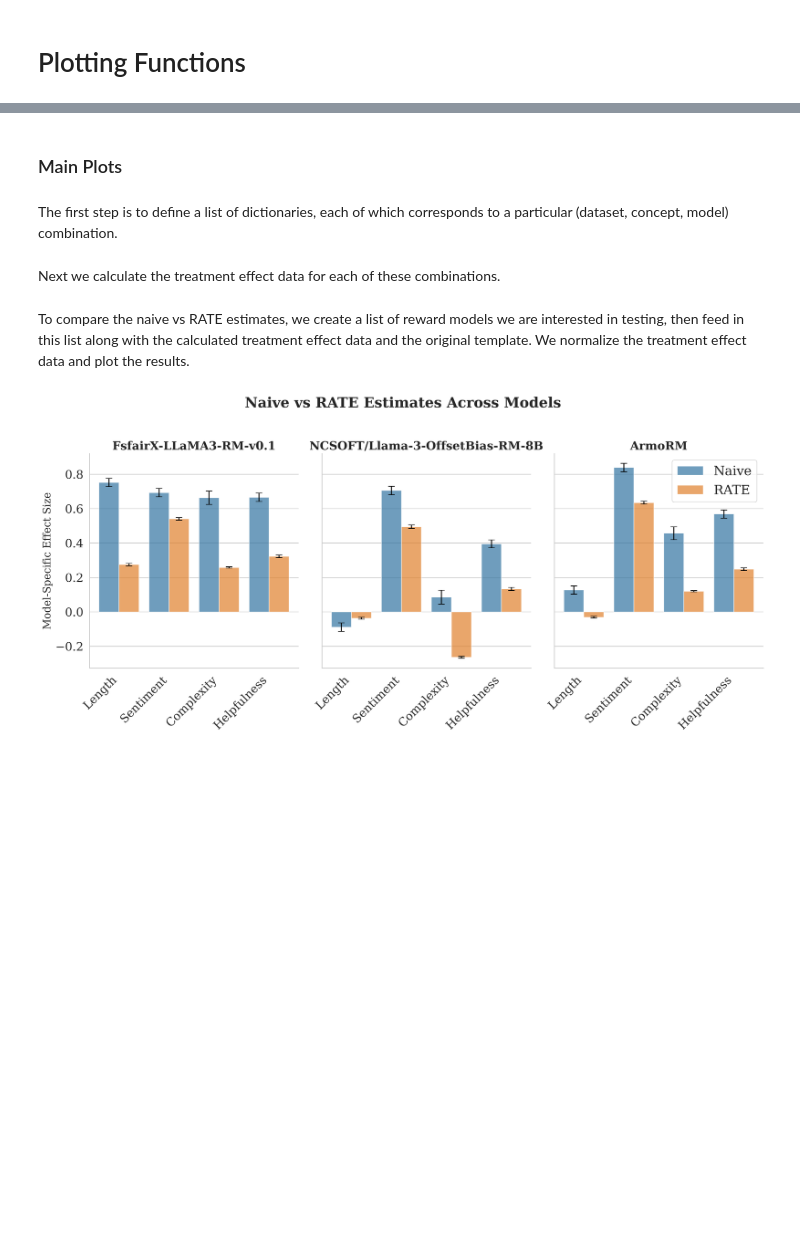
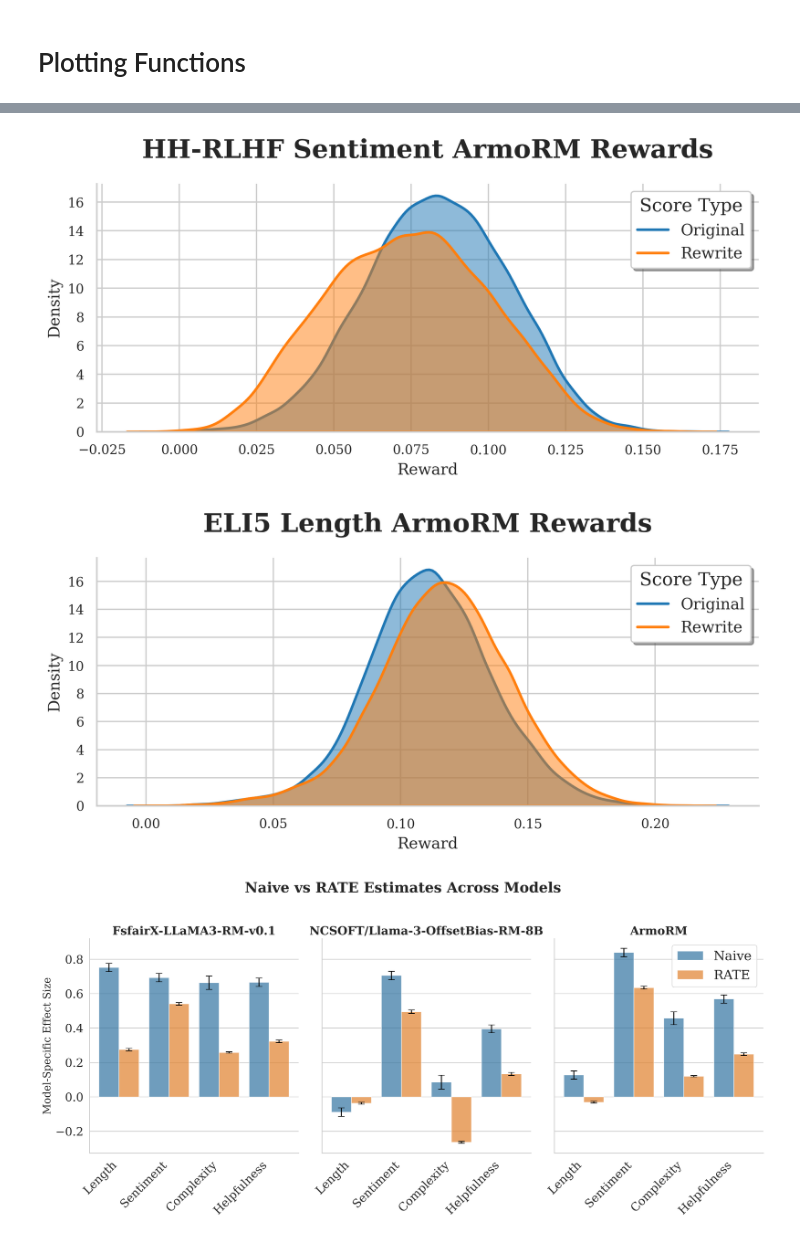
Before and after one commit to toddnief/RATE, a Jupyter notebook: experiments/results.ipynb, the cells around one changed output, grey strips where cells are left out. Saved outputs shown, nothing was run; the diff lists cells and outputs as text; code cells hidden in the pictures; blank space fills up the shorter version.

```diff
--- a/experiments/results.ipynb
+++ b/experiments/results.ipynb
@@ -209,4 +15,0 @@ plt.show()
-# %% [markdown]
-### Main Plots
-# %% [markdown]
-The first step is to define a list of dictionaries, each of which corresponds to a particular (dataset, concept, model) combination.
@@ -323,2 +16,21 @@ experiment_templates = [
-# %% [markdown]
-Next we calculate the treatment effect data for each of these combinations.
+# %%
+hh_rlhf_template = {
+        "dataset_name": "HH-RLHF",
+        "concept": "Sentiment",
+        "score": "ArmoRM",
+        "reward_key": "RLHFlow/ArmoRM-Llama3-8B-v0.1",
+        "dataset_filename": "hh_rlhf_sentiment_scored_complete.jsonl"
+    }
+eli5_template = {
+        "dataset_name": "ELI5",
+        "concept": "Length",
+        "score": "ArmoRM",
+        "reward_key": "ArmoRM",
+        "dataset_filename": "eli5_length_complete_scored_20240919_170111.jsonl"
+    }
+
+plot_scores(hh_rlhf_template, SCORED_DIR)
+plot_scores(eli5_template, SCORED_DIR)
+# %% [output]
+[figure, added]
+[figure, added]
@@ -331,8 +48,6 @@ for effects_template in experiment_templates:
     dataset = load_dataset_from_json(SCORED_DIR / "complete" / dataset_filename)
     effects = calculate_treatment_effects(dataset, **effects_template)
     effects_data.append(effects)
-# %% [markdown]
-To compare the naive vs RATE estimates, we create a list of reward models we are interested in testing, then feed in this list along with the calculated treatment effect data and the original template. We normalize the treatment effect data and plot the results.
 # %%
 reward_models = ['FsfairX-LLaMA3-RM-v0.1', 'NCSOFT/Llama-3-OffsetBias-RM-8B', 'ArmoRM']
 naive_vs_RATE(effects_data, experiment_templates, reward_models, normalize = 'reward_std')
```
Also changed, not shown: parts of 13 cells of this notebook, 1 other file.
